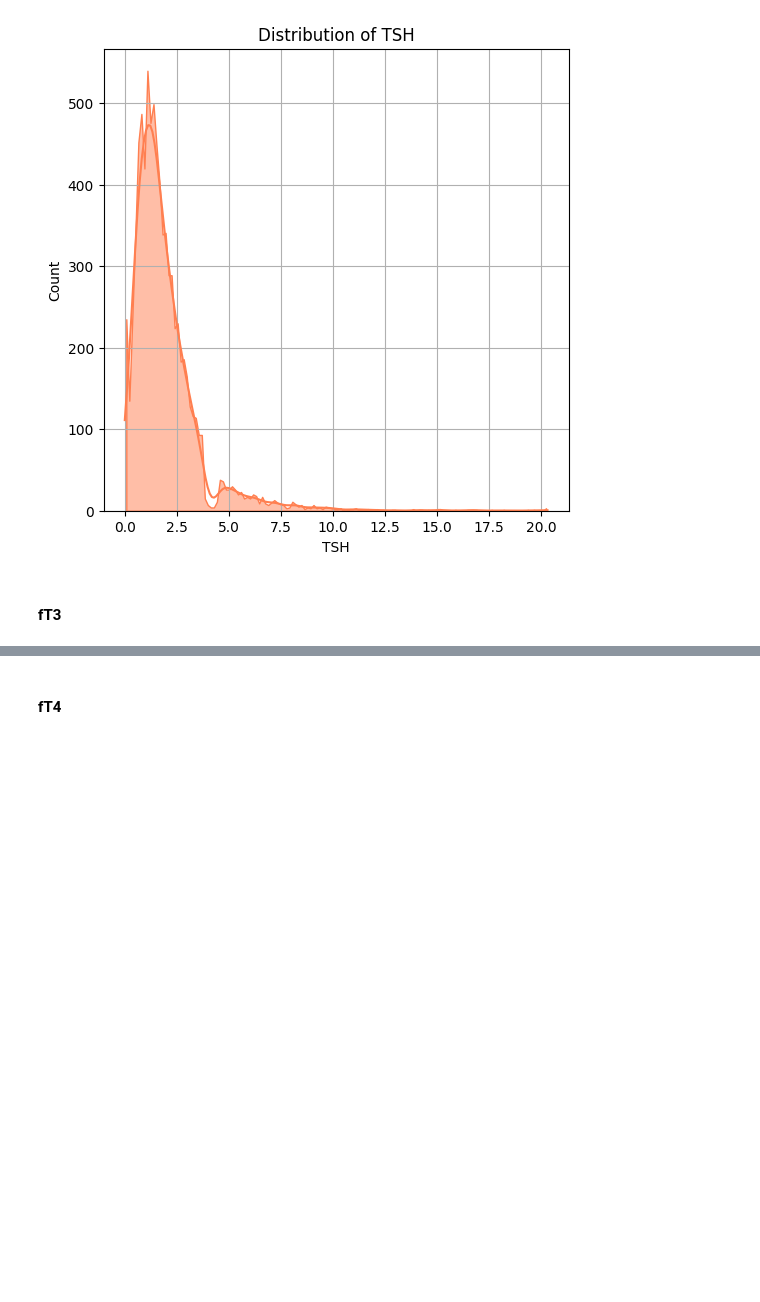
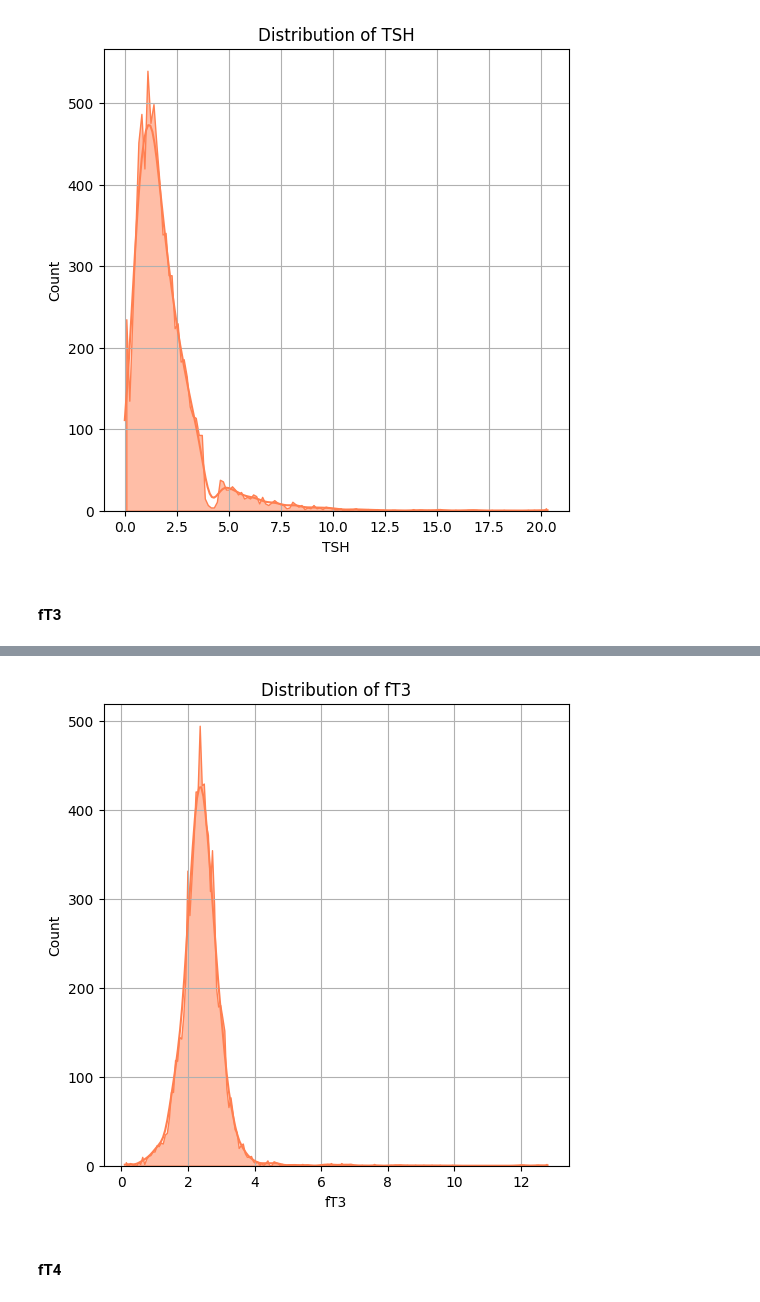
Before and after one commit to davide-marchi/clinical-data-encoding, a Jupyter notebook: Cleaning_Data.ipynb, the cells around one changed output, grey strips where cells are left out. Drawn from its saved outputs; the diff is of its cells as text; code cells hidden in the pictures; blank space fills up the shorter version.

```diff
--- a/Cleaning_Data.ipynb
+++ b/Cleaning_Data.ipynb
@@ -457,0 +481,4 @@ boxplot_func(columns_of_interest="Glycemia",
+# %%
+chl_dataset["fT3"]=remove_outliers(dataframe=chl_dataset,
+                                        column_name="fT3",
+                                        threshold=13)
@@ -458,3 +489,17 @@ boxplot_func(columns_of_interest="Glycemia",
+# %%
+sea_histogram(dataframe_to_plot=chl_dataset,
+              column_of_interest="fT3",
+              xlabel="fT3",
+              ylabel="Count",
+              title="Distribution of fT3",
+              kde=True,
+              show_grid=True,
+              element="poly",
+              figsize=(6,6),
+              color="coral"
+              )
+# %% [output]
+[figure, added]
 # %% [markdown]
 #### fT4
 # %%
```
Also changed, not shown: parts of 6 cells of this notebook.
